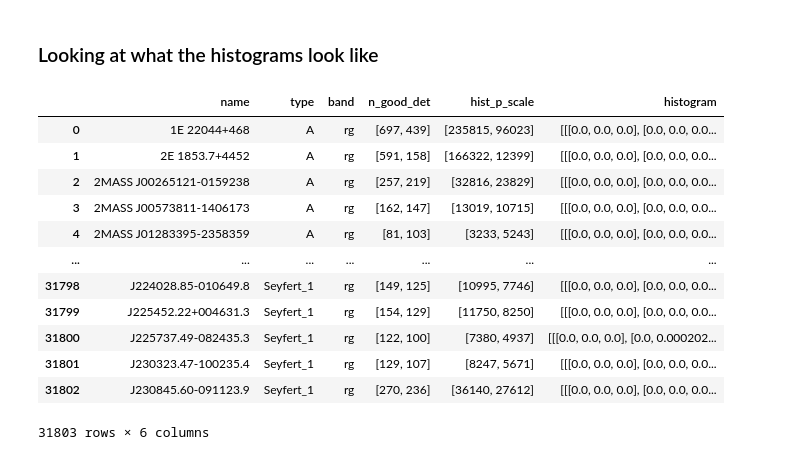
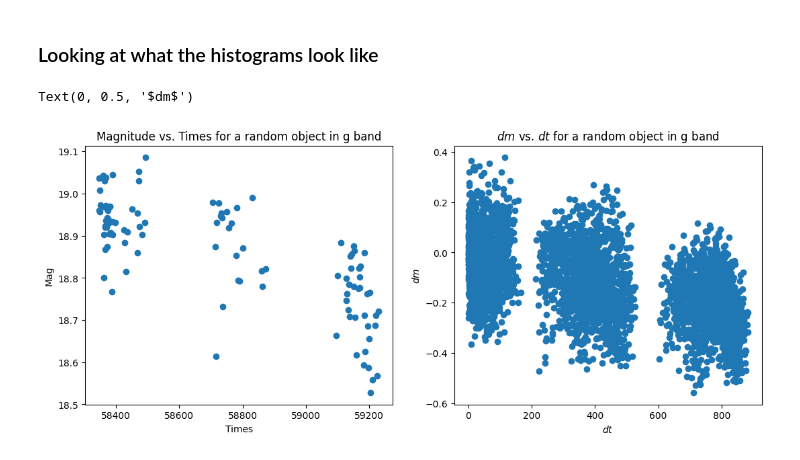
Before and after one commit to sjshamsi/Thesis, a Jupyter notebook: dmdt_Analysis/dmdt_by_Name_Band.ipynb, the cells around one changed output. Saved outputs shown, nothing was run; the diff lists cells and outputs as text; code cells hidden in the pictures.

```diff
--- a/dmdt_Analysis/dmdt_by_Name_Band.ipynb
+++ b/dmdt_Analysis/dmdt_by_Name_Band.ipynb
@@ -134,16 +141,23 @@ hist_df = pd.read_pickle(dmdt_by_Name_Band_50x50_equivalent_bins)
-# %%
-hist_df
-# %% [output]
-|  | name | type | band | n_good_det | hist_p_scale | histogram |
-| 0 | 1E 22044+468 | A | rg | [697, 439] | [235815, 96023] | [[[0.0, 0.0, 0.0], [0.0, 0.0, 0.0... |
-| 1 | 2E 1853.7+4452 | A | rg | [591, 158] | [166322, 12399] | [[[0.0, 0.0, 0.0], [0.0, 0.0, 0.0... |
-| 2 | 2MASS J00265121-0159238 | A | rg | [257, 219] | [32816, 23829] | [[[0.0, 0.0, 0.0], [0.0, 0.0, 0.0... |
-| 3 | 2MASS J00573811-1406173 | A | rg | [162, 147] | [13019, 10715] | [[[0.0, 0.0, 0.0], [0.0, 0.0, 0.0... |
-| 4 | 2MASS J01283395-2358359 | A | rg | [81, 103] | [3233, 5243] | [[[0.0, 0.0, 0.0], [0.0, 0.0, 0.0... |
-| ... | ... | ... | ... | ... | ... | ... |
-| 31798 | J224028.85-010649.8 | Seyfert_1 | rg | [149, 125] | [10995, 7746] | [[[0.0, 0.0, 0.0], [0.0, 0.0, 0.0... |
-| 31799 | J225452.22+004631.3 | Seyfert_1 | rg | [154, 129] | [11750, 8250] | [[[0.0, 0.0, 0.0], [0.0, 0.0, 0.0... |
-| 31800 | J225737.49-082435.3 | Seyfert_1 | rg | [122, 100] | [7380, 4937] | [[[0.0, 0.0, 0.0], [0.0, 0.000202... |
-| 31801 | J230323.47-100235.4 | Seyfert_1 | rg | [129, 107] | [8247, 5671] | [[[0.0, 0.0, 0.0], [0.0, 0.0, 0.0... |
-| 31802 | J230845.60-091123.9 | Seyfert_1 | rg | [270, 236] | [36140, 27612] | [[[0.0, 0.0, 0.0], [0.0, 0.0, 0.0... |
-31803 rows × 6 columns
+# %%
+one_LC = all_lightcurves[(all_lightcurves['name'] == '2MASS J01283395-2358359') & (all_lightcurves['band'] == 'g')]
+one_LC = one_LC.sort_values(by='mjd')
+
+mags = one_LC['mag'].to_numpy()
+times = one_LC['mjd'].to_numpy()
+
+dm, dt = get_differenciation(mags, times)
+
+fig, axs = plt.subplots(nrows=1, ncols=2, figsize=(13, 5))
+
+axs[0].scatter(times, mags)
+axs[0].set_title('Magnitude vs. Times for a random object in g band')
+axs[0].set_xlabel('Times')
+axs[0].set_ylabel('Mag')
+
+axs[1].scatter(dt, dm)
+axs[1].set_title('$dm$ vs. $dt$ for a random object in g band')
+axs[1].set_xlabel('$dt$')
+axs[1].set_ylabel('$dm$')
+# %% [output]
+Text(0, 0.5, '$dm$')
+[figure, added]
```
Also changed, not shown: parts of 29 cells of this notebook, 10 other files.
